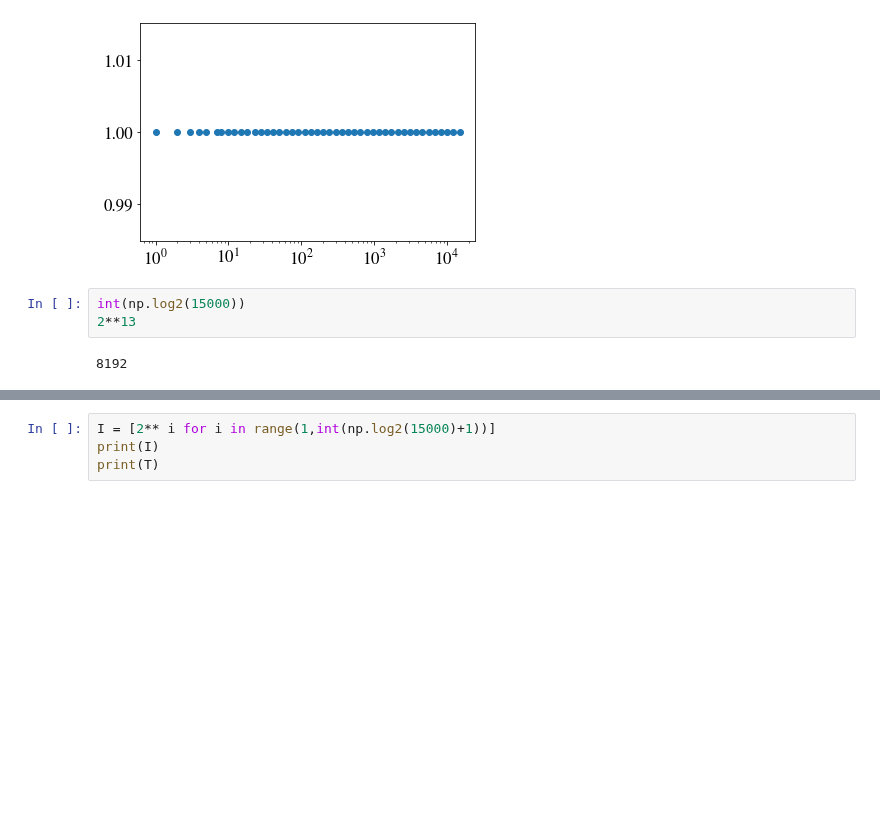
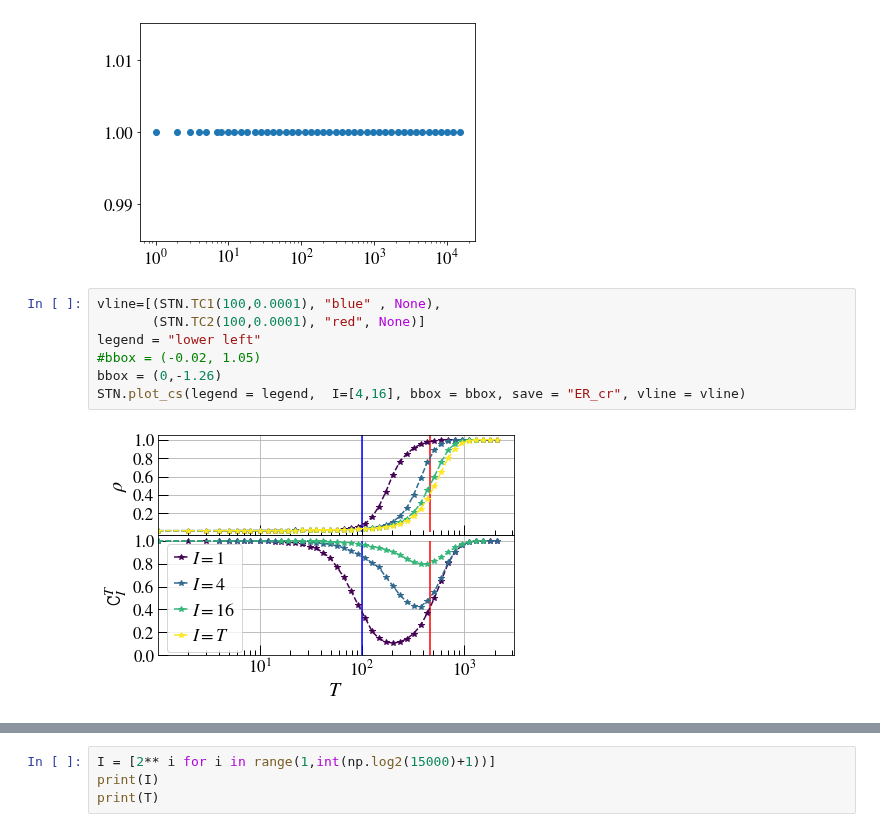
Before and after one commit to saemeon/SubTempNet, a Jupyter notebook: Simulations ER.ipynb, the cells around one changed output, grey strips where cells are left out. Drawn from its saved outputs; the diff is of its cells as text; blank space fills up the shorter version.

```diff
--- a/Simulations ER.ipynb
+++ b/Simulations ER.ipynb
@@ -51,8 +51,12 @@ plt.xscale("log")
 # %% [output]
 [1, 2, 3, 4, 5, 7, 8, 10, 12, 15, 18, 23, 28, 34, 41, 50, 61, 74, 91, 111, 135, 164, 200, 243, 296, 360, 438, 533, 649, 790, 961, 1169, 1423, 1732, 2107, 2564, 3120, 3797, 4620, 5622, 6842, 8325, 1013 ...
 [figure]
-# %%
-int(np.log2(15000))
-2**13
-# %% [output]
-8192
+# %%
+vline=[(STN.TC1(100,0.0001), "blue" , None),
+       (STN.TC2(100,0.0001), "red", None)]
+legend = "lower left"
+#bbox = (-0.02, 1.05)
+bbox = (0,-1.26)
+STN.plot_cs(legend = legend,  I=[4,16], bbox = bbox, save = "ER_cr", vline = vline)
+# %% [output]
+[figure, added]
```
Also changed, not shown: parts of 3 cells of this notebook, 49 other files.
